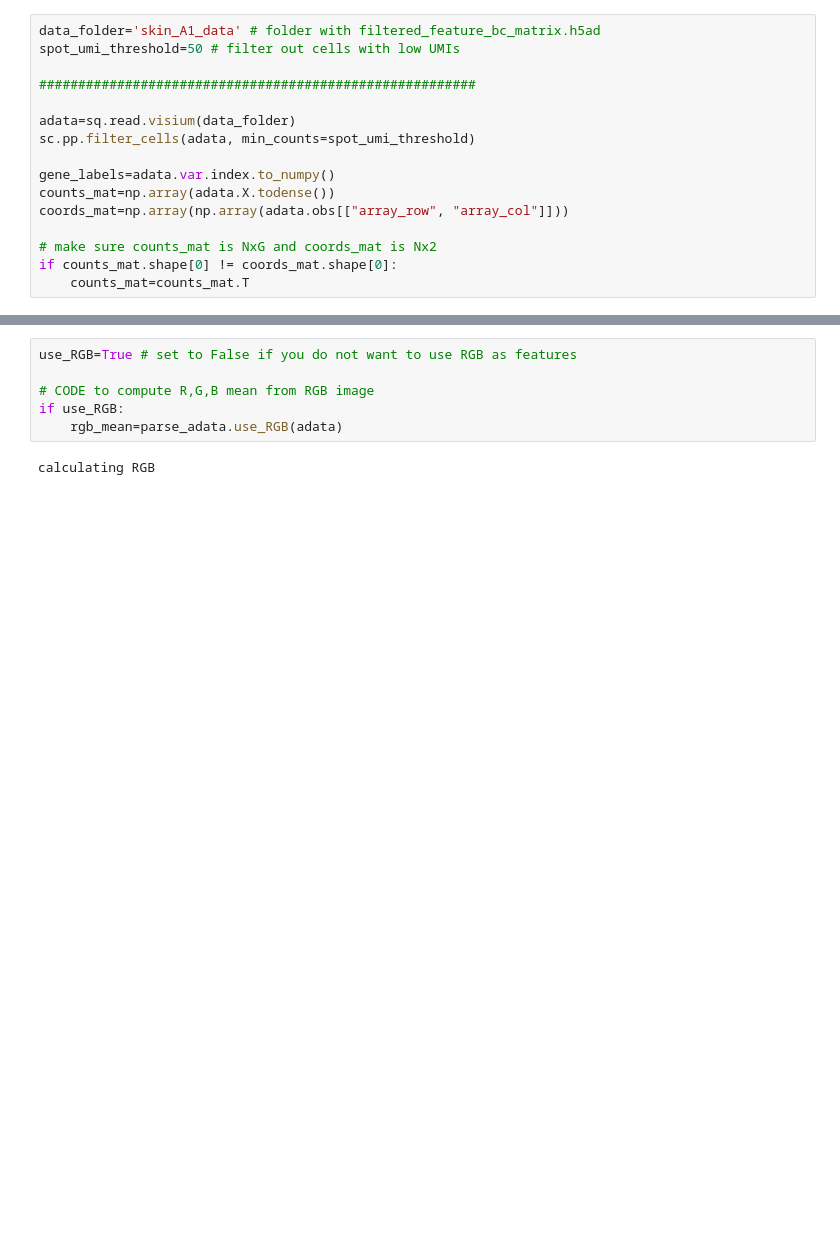
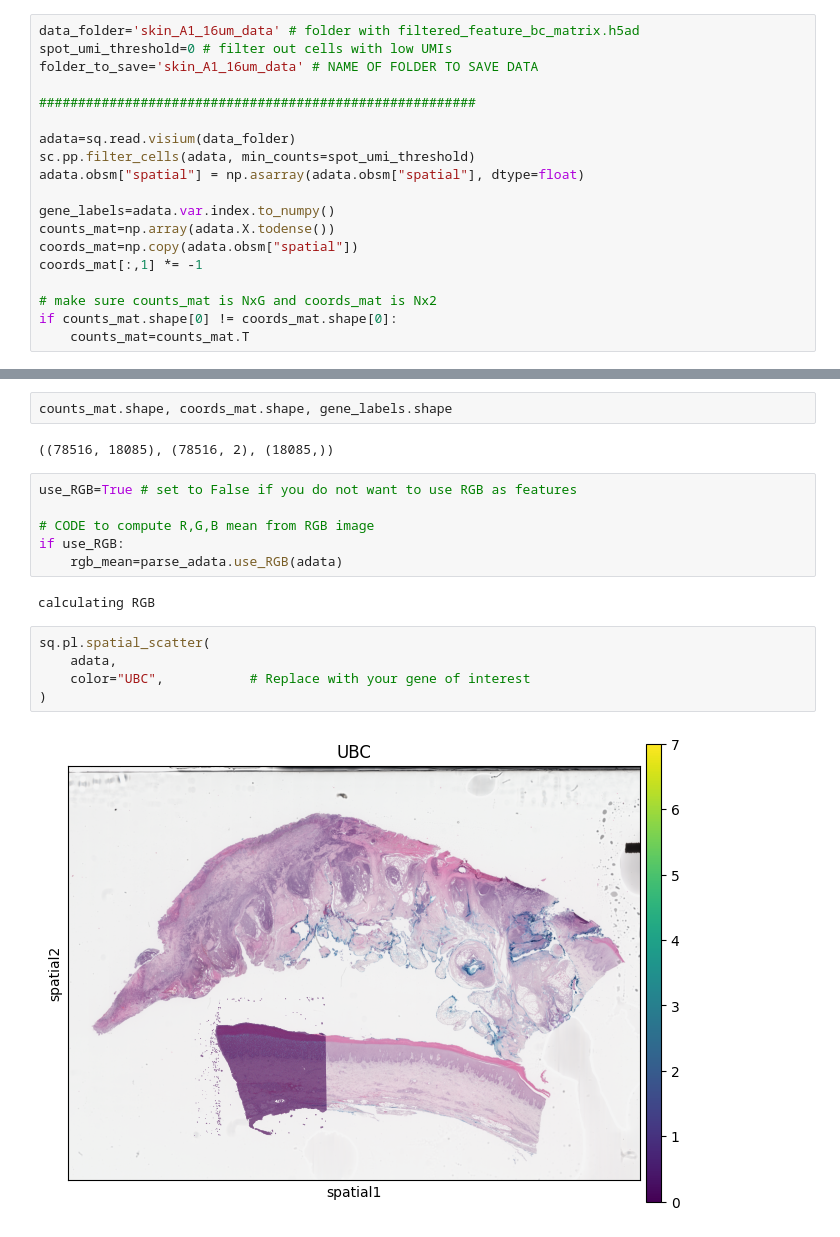
Before and after one commit to ScheWann/Loom, a Jupyter notebook: Python/gaston_tutorial.ipynb, the cells around one changed output, grey strips where cells are left out. Cells and saved outputs as stored; diff of their text form; blank space fills up the shorter version.

```diff
--- a/Python/gaston_tutorial.ipynb
+++ b/Python/gaston_tutorial.ipynb
@@ -42,15 +47,18 @@ df
 # %%
-data_folder='skin_A1_data' # folder with filtered_feature_bc_matrix.h5ad
-spot_umi_threshold=50 # filter out cells with low UMIs
+data_folder='skin_A1_16um_data' # folder with filtered_feature_bc_matrix.h5ad
+spot_umi_threshold=0 # filter out cells with low UMIs
+folder_to_save='skin_A1_16um_data' # NAME OF FOLDER TO SAVE DATA
 
 ########################################################
 
 adata=sq.read.visium(data_folder)
 sc.pp.filter_cells(adata, min_counts=spot_umi_threshold)
+adata.obsm["spatial"] = np.asarray(adata.obsm["spatial"], dtype=float)
 
 gene_labels=adata.var.index.to_numpy()
 counts_mat=np.array(adata.X.todense())
-coords_mat=np.array(np.array(adata.obs[["array_row", "array_col"]]))
+coords_mat=np.copy(adata.obsm["spatial"])
+coords_mat[:,1] *= -1
 
 # make sure counts_mat is NxG and coords_mat is Nx2
 if counts_mat.shape[0] != coords_mat.shape[0]:
@@ -63,3 +71,7 @@ np.save('skin_A1_data/gene_labels.npy', gene_labels)
+# %%
+counts_mat.shape, coords_mat.shape, gene_labels.shape
+# %% [output]
+((78516, 18085), (78516, 2), (18085,))
 # %%
 use_RGB=True # set to False if you do not want to use RGB as features
 
@@ -68,3 +80,10 @@ if use_RGB:
     rgb_mean=parse_adata.use_RGB(adata)
 # %% [output]
 calculating RGB
+# %%
+sq.pl.spatial_scatter(
+    adata,
+    color="UBC",           # Replace with your gene of interest
+)
+# %% [output]
+[figure, added]
```
Also changed, not shown: parts of 23 cells of this notebook, 1 other file.
